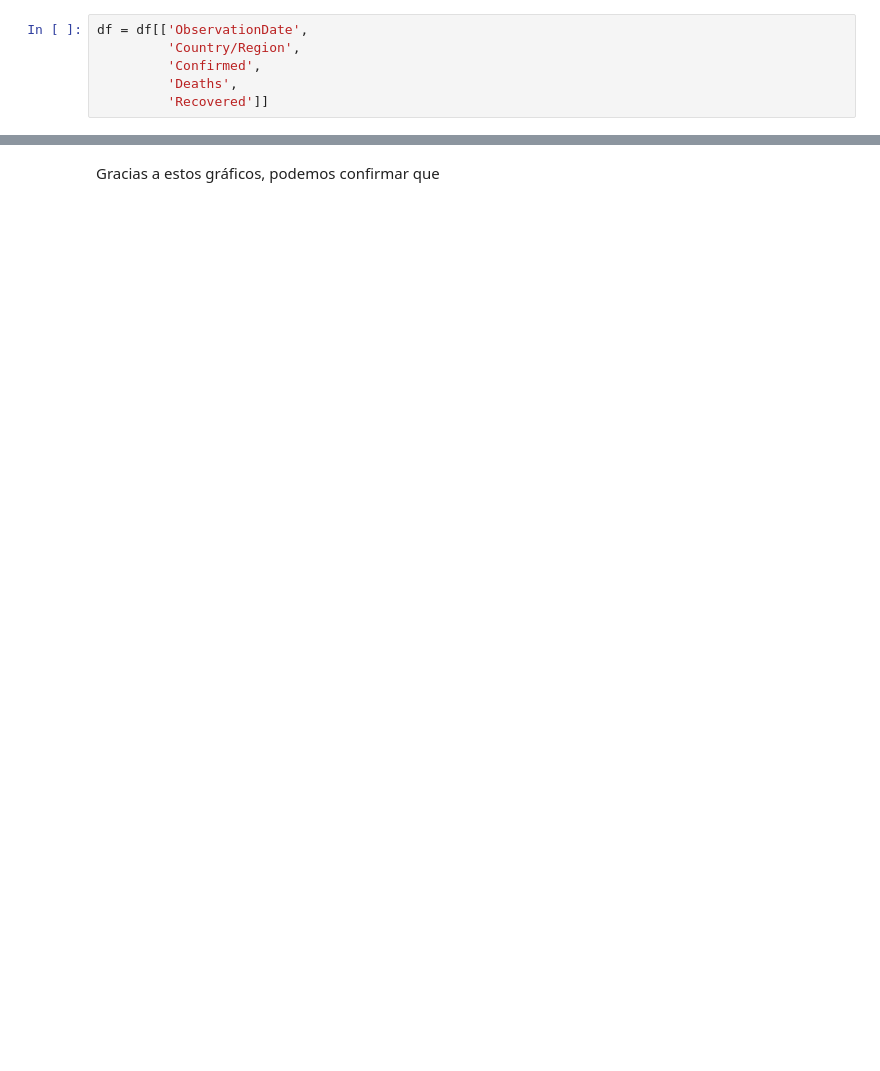
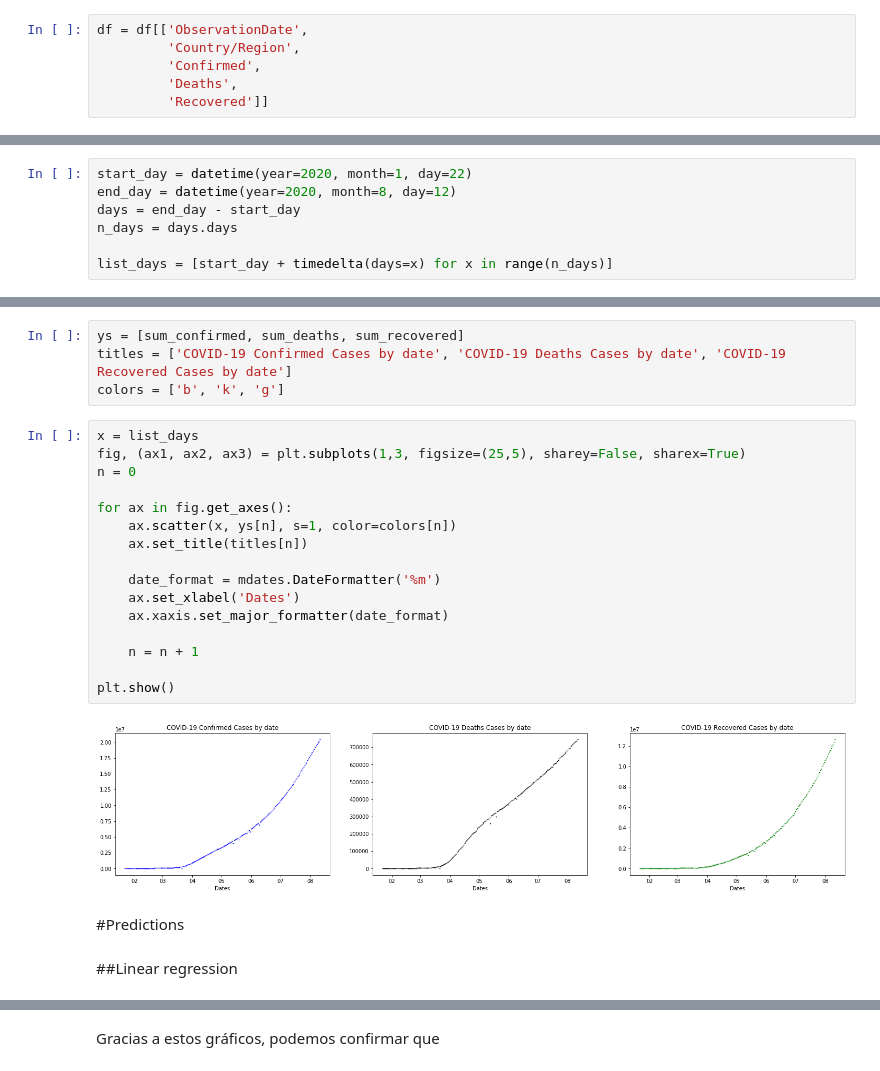
Before and after one commit to Edward-TL/covid, a Jupyter notebook: analisis_covid.ipynb, the cells around one changed output, grey strips where cells are left out. Drawn from its saved outputs; the diff is of its cells as text; blank space fills up the shorter version.

```diff
--- a/analisis_covid.ipynb
+++ b/analisis_covid.ipynb
@@ -133,0 +97,7 @@ plt.show()
+# %%
+start_day = datetime(year=2020, month=1, day=22)
+end_day = datetime(year=2020, month=8, day=12)
+days = end_day - start_day
+n_days = days.days
+
+list_days = [start_day + timedelta(days=x) for x in range(n_days)]
@@ -133,0 +136,26 @@ plt.show()
+# %%
+ys = [sum_confirmed, sum_deaths, sum_recovered]
+titles = ['COVID-19 Confirmed Cases by date', 'COVID-19 Deaths Cases by date', 'COVID-19 Recovered Cases by date']
+colors = ['b', 'k', 'g']
+# %%
+x = list_days
+fig, (ax1, ax2, ax3) = plt.subplots(1,3, figsize=(25,5), sharey=False, sharex=True)
+n = 0
+
+for ax in fig.get_axes():
+    ax.scatter(x, ys[n], s=1, color=colors[n])
+    ax.set_title(titles[n])
+
+    date_format = mdates.DateFormatter('%m')
+    ax.set_xlabel('Dates')
+    ax.xaxis.set_major_formatter(date_format)
+
+    n = n + 1
+
+plt.show()
+# %% [output]
+[figure, added]
+# %% [markdown]
+#Predictions
+# %% [markdown]
+##Linear regression
```
Also changed, not shown: parts of 48 cells of this notebook.
